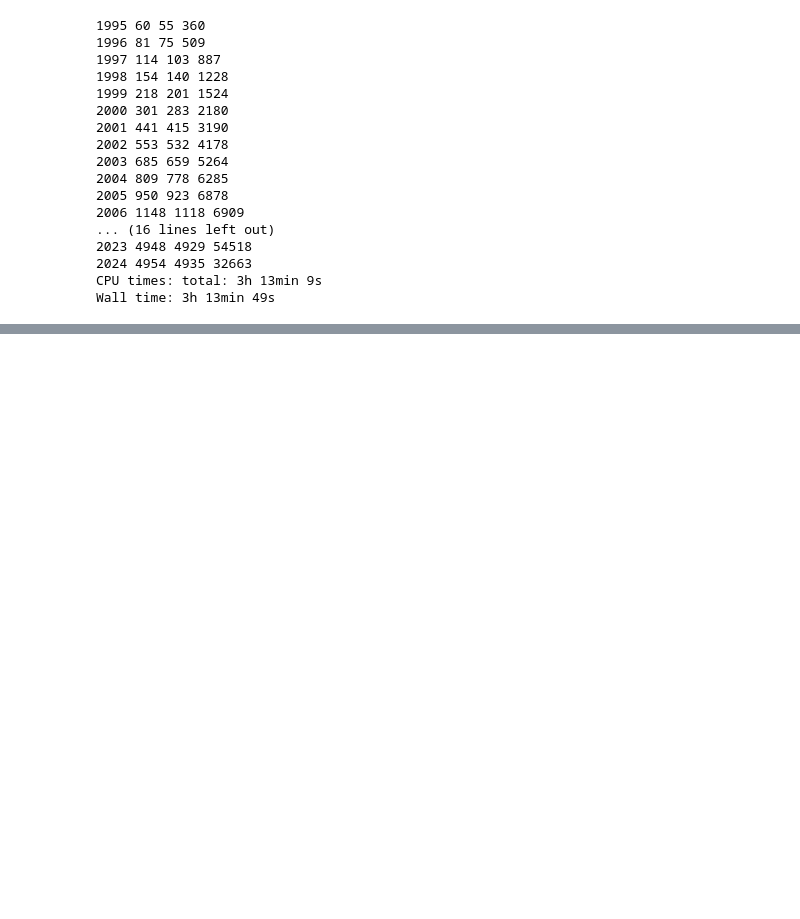
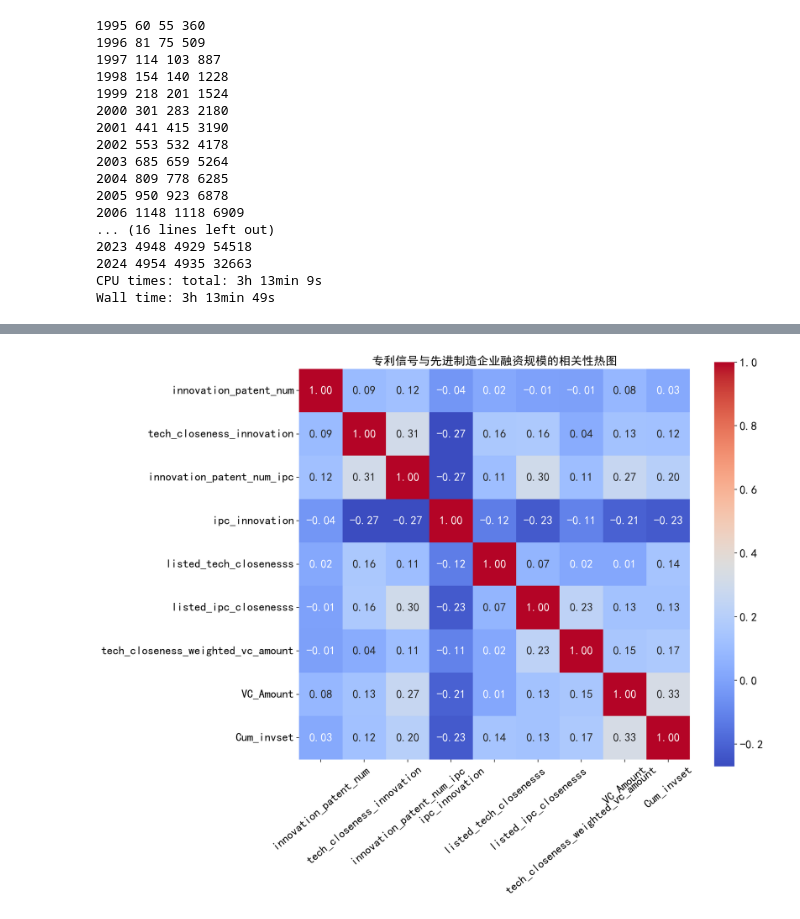
Before and after one commit to ideatechresearch/patent_invest, a Jupyter notebook: 上市公司专利技术相似度.ipynb, the cells around one changed output, grey strips where cells are left out. Cells and saved outputs as stored; diff of their text form; code cells hidden in the pictures; blank space fills up the shorter version.

```diff
--- a/上市公司专利技术相似度.ipynb
+++ b/上市公司专利技术相似度.ipynb
@@ -1358,0 +2009,3 @@ Wall time: 3h 13min 49s
+# %%
+doc_lda_w2v_0=pd.read_parquet(f'data\\documents_vec_先进制造未上市.parquet')
+doc_lda_w2v_0.shape
@@ -1358,0 +2014,27 @@ Wall time: 3h 13min 49s
+# %%
+%%time
+for index,row in final_invest_data_tech_1.iterrows():#[final_invest_data_tech_1.上市Days.isna()]
+    finance_date = row['融资时间']
+    filter_value_0=patent_co_0[(patent_co_0.工商全称==row.工商全称)&(patent_co_0.申请日<finance_date)]
+    filter_value_1=patent_co_1[patent_co_1.申请日<finance_date]
+    if len(filter_value_0) <=0:
+        continue
+
+    tech_category=doc_lda_w2v_0.loc[doc_lda_w2v_0.index.isin(filter_value_0['公开（公告）号'])].mean(axis=0)
+
+    group_ids_t=filter_value_1.groupby('股票代码')['公开（公告）号'].apply(list)
+    base_category = group_ids_t.apply(lambda x: doc_lda_w2v.loc[doc_lda_w2v.index.isin(x)].mean(axis=0))
+    base_category = base_category[base_category.sum(axis=1) != 0]#notna().all(axis=1)
+    if not tech_category.empty and not base_category.empty:
+        cosine_sim= cosine_similarity(tech_category.values.reshape(1, -1),base_category.values)
+        final_invest_data_tech_1.at[index,'listed_tech_closenesss']=cosine_sim.mean()
+
+    all_categories = filter_value_1['技术大类'].unique()
+    tech_category = filter_value_0['技术大类'].dropna().value_counts().reindex(all_categories, fill_value=0)
+    base_category = pd.crosstab(filter_value_1['股票代码'], filter_value_1['技术大类'])
+    base_category = base_category[base_category.sum(axis=1) != 0].reindex(columns=all_categories, fill_value=0)
+    if not tech_category.empty and not base_category.empty:
+        tech_closeness = cosine_similarity(tech_category.values.reshape(1, -1), base_category.values)
+        final_invest_data_tech_1.at[index, 'listed_ipc_closenesss'] = tech_closeness.mean()
+
+final_invest_data_tech_1
@@ -1358,0 +2135,15 @@ Wall time: 3h 13min 49s
+# %%
+import matplotlib.pyplot as plt
+import seaborn as sns
+plt.rcParams['font.sans-serif']='SimHei'
+plt.rcParams['axes.unicode_minus']=False
+
+correlation_matrix = final_invest_data_tech_1[['innovation_patent_num','tech_closeness_innovation', 'innovation_patent_num_ipc','ipc_innovation','listed_tech_closenesss','listed_ipc_closenesss',
+ 'tech_closeness_weighted_vc_amount', 'VC_Amount', 'Cum_invset']].corr()
+plt.figure(figsize=(12, 10),dpi=200)  # 设置图形大小
+sns.heatmap(correlation_matrix, annot=True, fmt=".2f", cmap='coolwarm', square=True)
+plt.title('专利信号与先进制造企业融资规模的相关性热图', fontsize=16)
+plt.xticks(rotation=40) #,fontsize=14
+plt.show()
+# %% [output]
+[figure, added]
```
Also changed, not shown: parts of 107 cells of this notebook, 1 other file.
